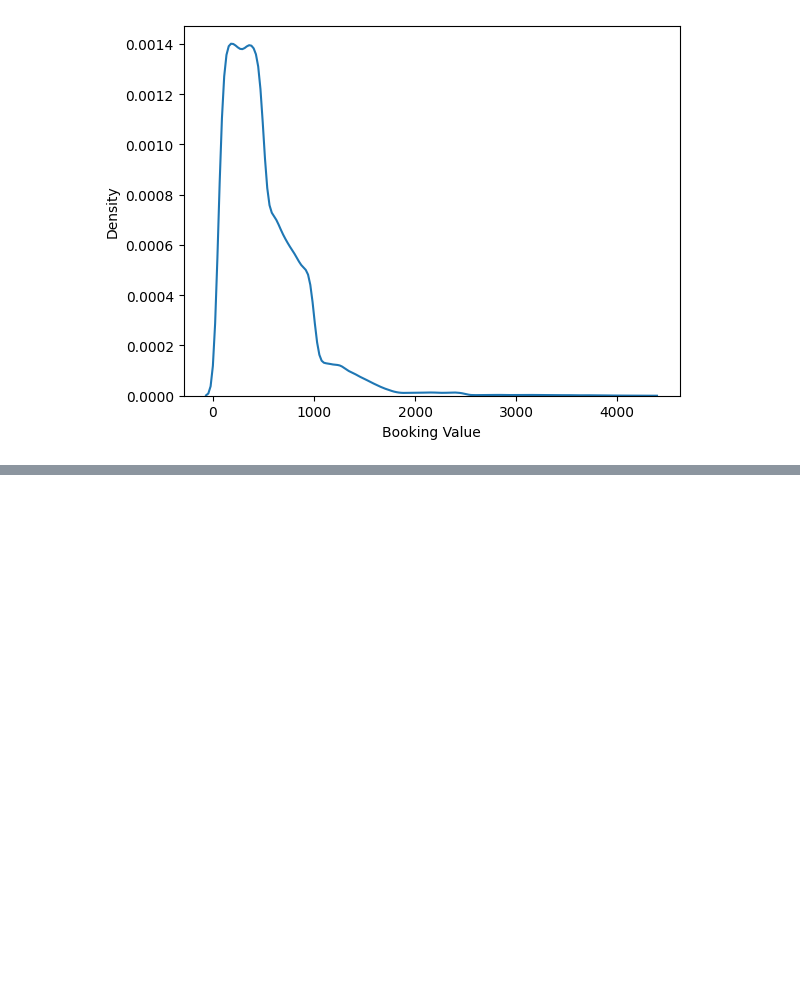
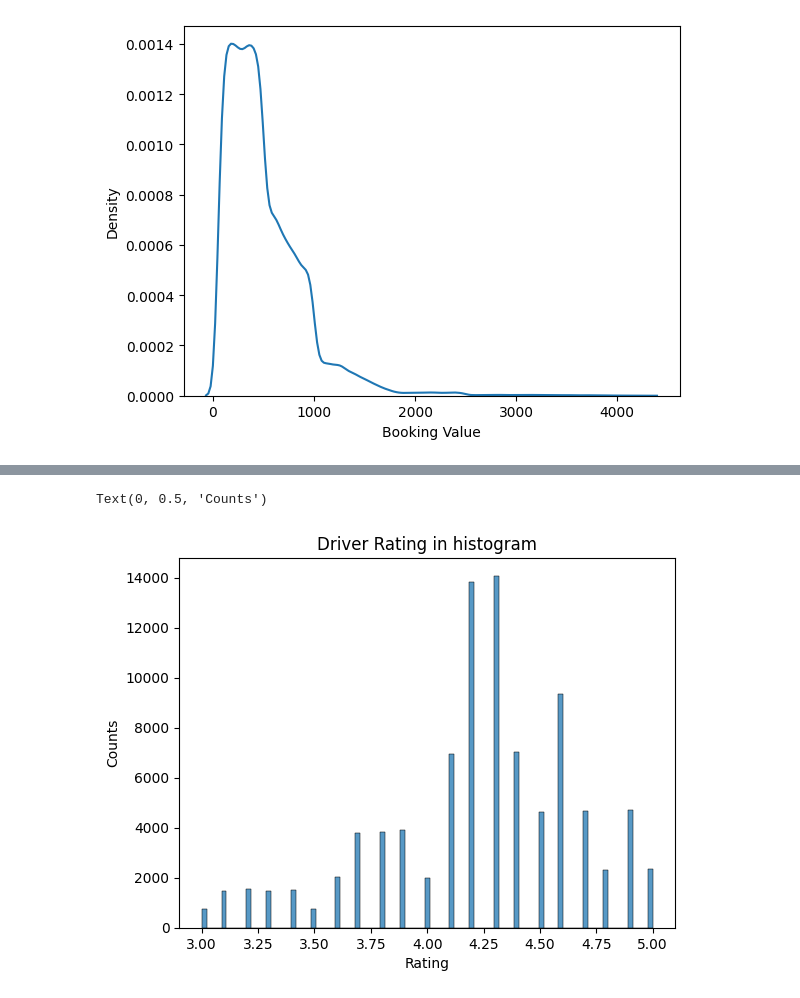
Before and after one commit to therai0/EDA_project-, a Jupyter notebook: eda_uber.ipynb, the cells around one changed output, grey strips where cells are left out. Drawn from its saved outputs; the diff is of its cells as text; code cells hidden in the pictures; blank space fills up the shorter version.

```diff
--- a/eda_uber.ipynb
+++ b/eda_uber.ipynb
@@ -417,0 +481,8 @@ Index(['Date', 'Time', 'Booking ID', 'Booking Status', 'Customer ID',
+# %%
+plt.title("Driver Rating in histogram")
+sns.histplot(x="Driver Ratings",data=df)
+plt.xlabel("Rating")
+plt.ylabel("Counts")
+# %% [output]
+Text(0, 0.5, 'Counts')
+[figure, added]
```
Also changed, not shown: parts of 39 cells of this notebook, 2 other files.
